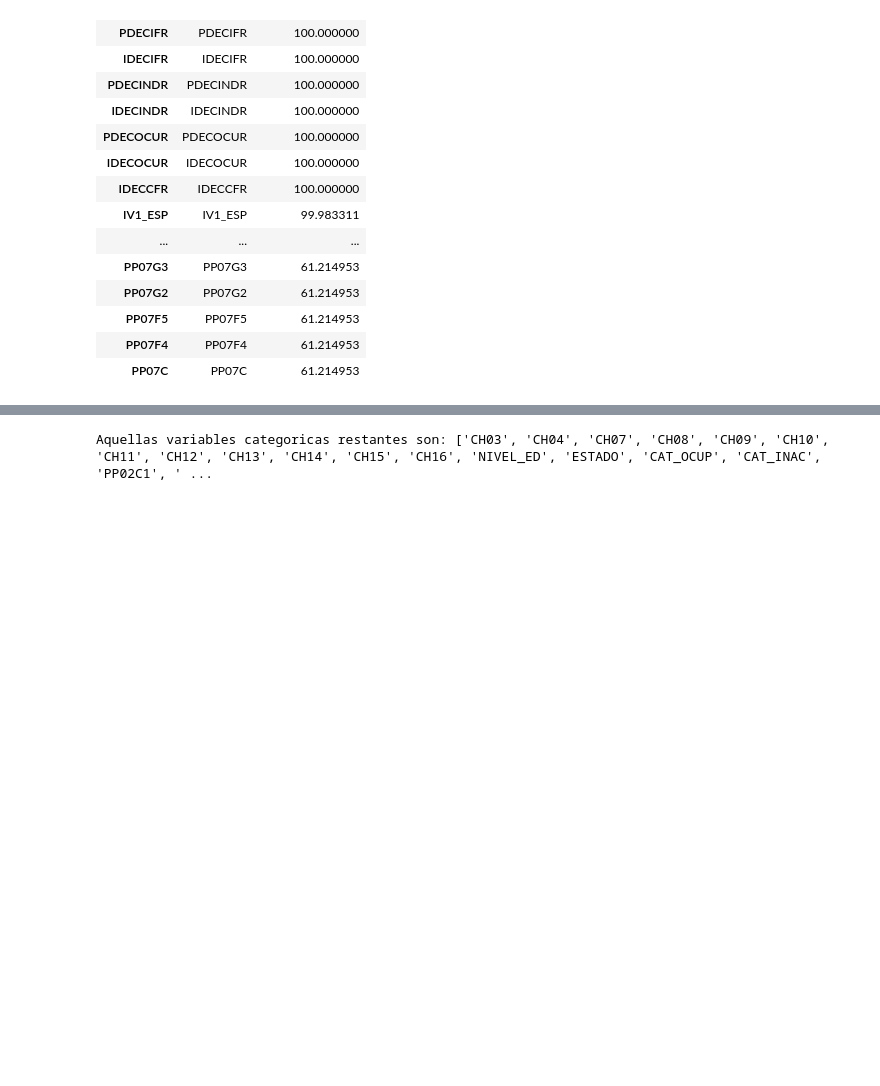
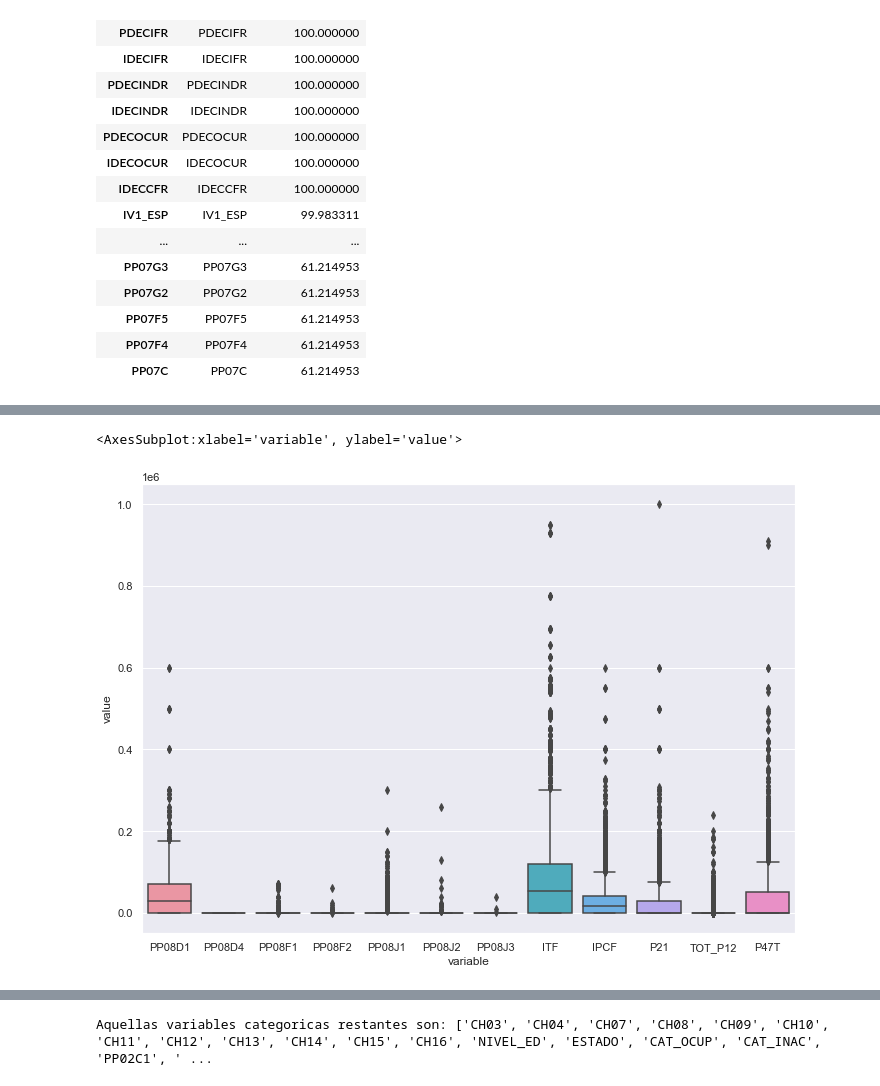
Before and after one commit to ferkrodriguez98/udesa-big-data, a Jupyter notebook: TP3 - Regularización aplicada a la EPH/TP3.ipynb, the cells around one changed output, grey strips where cells are left out. Drawn from its saved outputs; the diff is of its cells as text; code cells hidden in the pictures; blank space fills up the shorter version.

```diff
--- a/TP3 - Regularización aplicada a la EPH/TP3.ipynb
+++ b/TP3 - Regularización aplicada a la EPH/TP3.ipynb
@@ -243,6 +255,13 @@ eph[variables_para_outliers].describe()
 | 50% | 30000.000000 | 0.0 | 0.000000 | 0.000000 | 0.000000 | 0.000000 | 0.000000 | 54500.000000 | 15750.000000 | 0.000000 | 0.000000 | ... |
 | 75% | 70000.000000 | 0.0 | 0.000000 | 0.000000 | 0.000000 | 0.000000 | 0.000000 | 120000.000000 | 40062.500000 | 30000.000000 | 0.000000 | ... |
 | max | 600000.000000 | 0.0 | 70000.000000 | 60000.000000 | 300000.000000 | 260000.000000 | 40000.000000 | 950000.000000 | 600000.000000 | 1000000.000000 | 240000.000000 | ... |
+# %%
+#Boxplots de variables que chequeamos outliers
+sns.set(rc={'figure.figsize':(11.7,8.27)})
+sns.boxplot(x="variable", y="value", data=pd.melt(eph[variables_para_outliers]))
+# %% [output]
+<AxesSubplot:xlabel='variable', ylabel='value'>
+[figure, added]
 # %%
 #Generamos Interquantile Ranges, con eso sacamos los que queden afuera
 #Asimetrico por ser ingreso una variable con lower bound pero no upper bound
```
Also changed, not shown: parts of 22 cells of this notebook, 1 other file.
